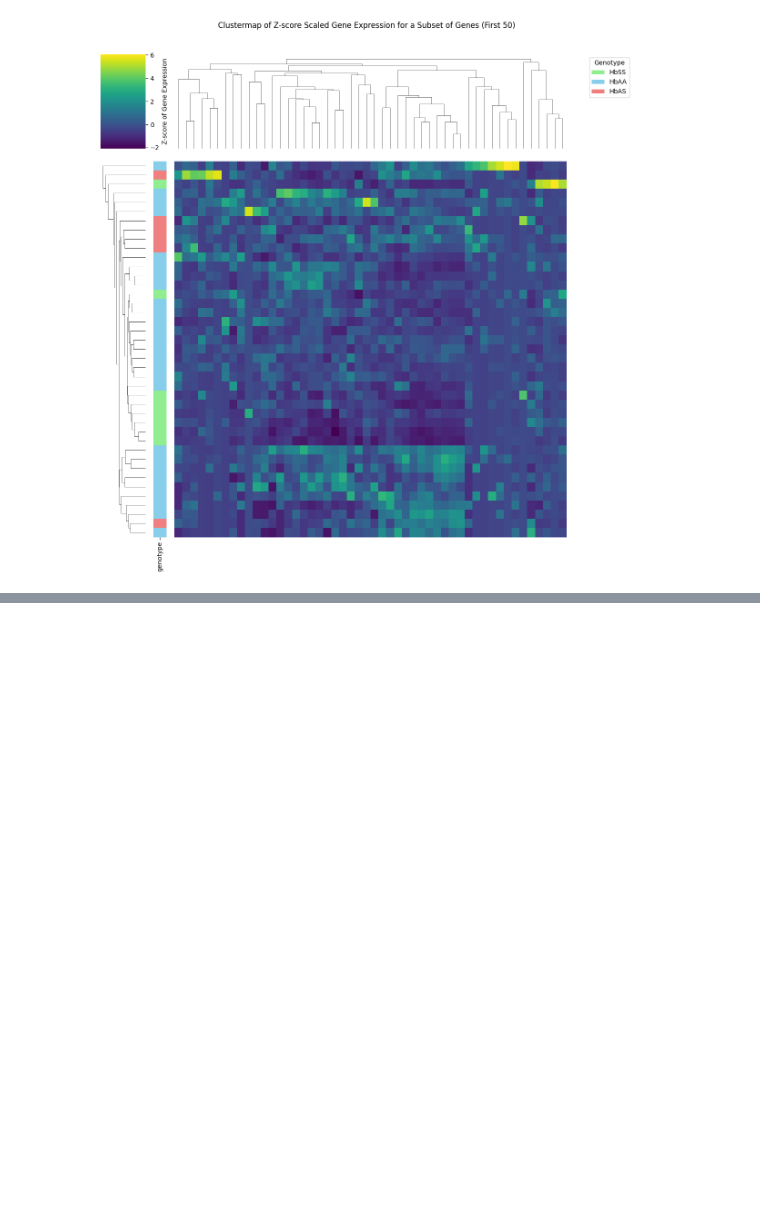
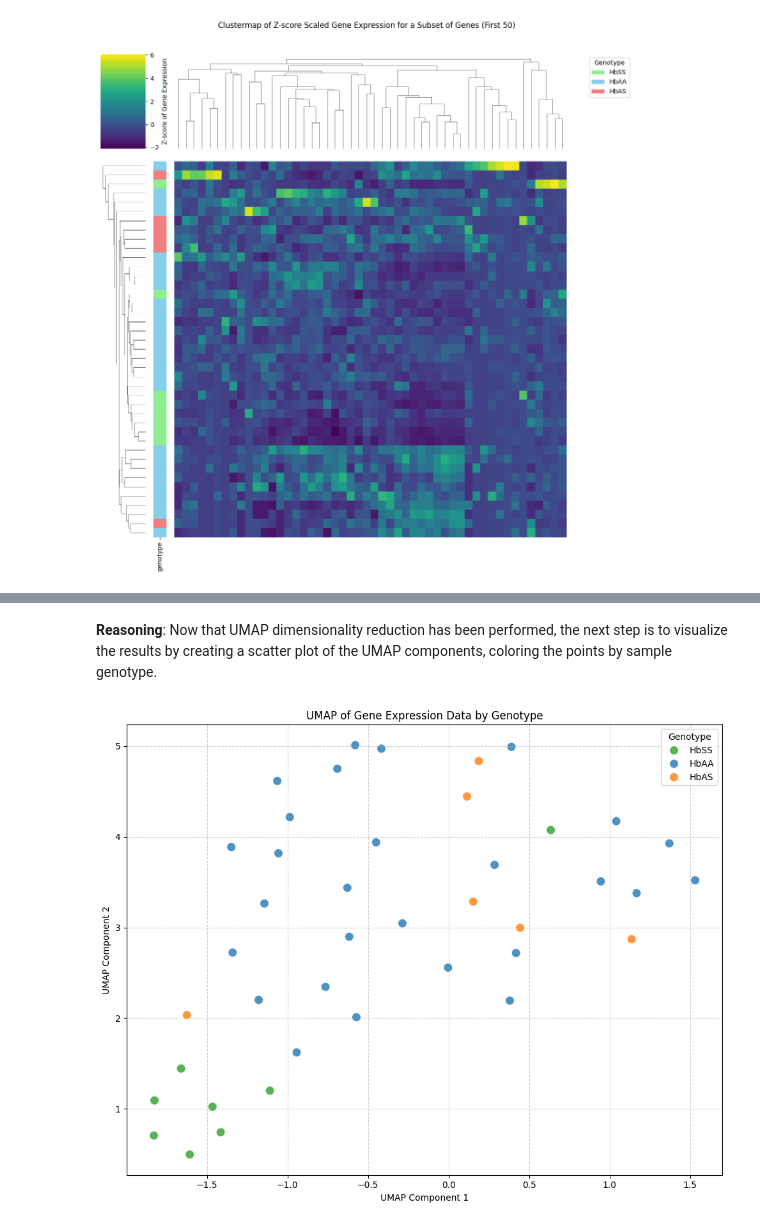
Before and after one commit to Edem-m/JaxProject_Edem-Jaimie, a Jupyter notebook: Jaxproject_Edem_Jaimie.ipynb, the cells around one changed output, grey strips where cells are left out. Saved outputs shown, nothing was run; the diff lists cells and outputs as text; code cells hidden in the pictures; blank space fills up the shorter version.

```diff
--- a/Jaxproject_Edem_Jaimie.ipynb
+++ b/Jaxproject_Edem_Jaimie.ipynb
@@ -1026,0 +1071,12 @@ plt.show()
+# %%
+import umap
+
+# Instantiate UMAP reducer with 2 components and a random state for reproducibility
+reducer = umap.UMAP(n_components=2, random_state=42)
+
+# Apply UMAP reduction to the scaled gene expression data
+umap_components = reducer.fit_transform(scaled_gene_expression_df)
+
+print(f"Shape of UMAP components: {umap_components.shape}")
+print("First 5 rows of UMAP components:")
+print(umap_components[:5])
@@ -1026,0 +1091,45 @@ plt.show()
+# %% [markdown]
+**Reasoning**:
+Now that UMAP dimensionality reduction has been performed, the next step is to visualize the results by creating a scatter plot of the UMAP components, coloring the points by sample genotype.
+# %%
+import matplotlib.pyplot as plt
+import seaborn as sns
+
+# Create a DataFrame for UMAP components and add genotype information
+umap_df = pd.DataFrame(
+    umap_components,
+    columns=['UMAP1', 'UMAP2'],
+    index=scaled_gene_expression_df.index # Use the same index as the scaled data
+)
+
+umap_df['genotype'] = sample_genotypes_heatmap.loc[umap_df.index] # Ensure genotypes match the samples in UMAP
+
+# Define a colorblind-friendly palette for genotypes
+genotype_palette = {
+    'HbAA': '#1f77b4',  # Blue
+    'HbAS': '#ff7f0e',  # Orange
+    'HbSS': '#2ca02c'   # Green
+}
+
+# Create the scatter plot
+plt.figure(figsize=(10, 8))
+sns.scatterplot(
+    data=umap_df,
+    x='UMAP1',
+    y='UMAP2',
+    hue='genotype',
+    palette=genotype_palette,
+    s=100, # Adjust point size
+    alpha=0.8, # Adjust transparency
+    edgecolor='w' # Add white edge for better visibility
+)
+
+plt.title('UMAP of Gene Expression Data by Genotype')
+plt.xlabel('UMAP Component 1')
+plt.ylabel('UMAP Component 2')
+plt.legend(title='Genotype')
+plt.grid(True, linestyle='--', alpha=0.6)
+plt.tight_layout()
+plt.show()
+# %% [output]
+[figure, added]
```
Also changed, not shown: parts of 45 cells of this notebook.
